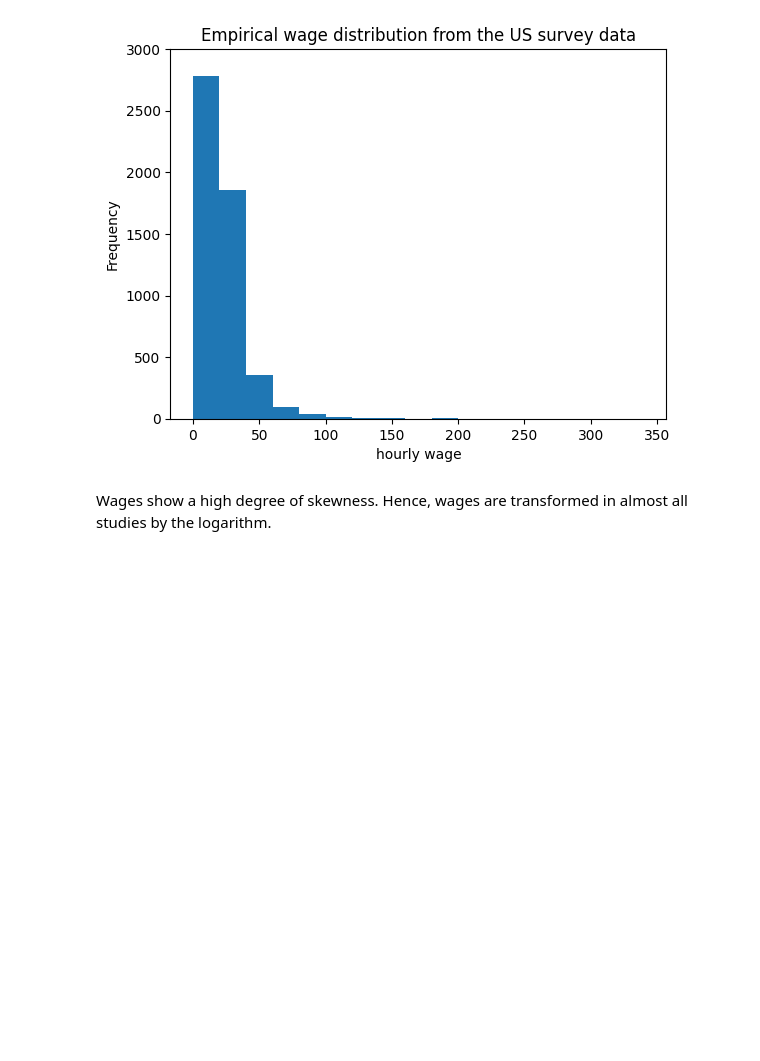
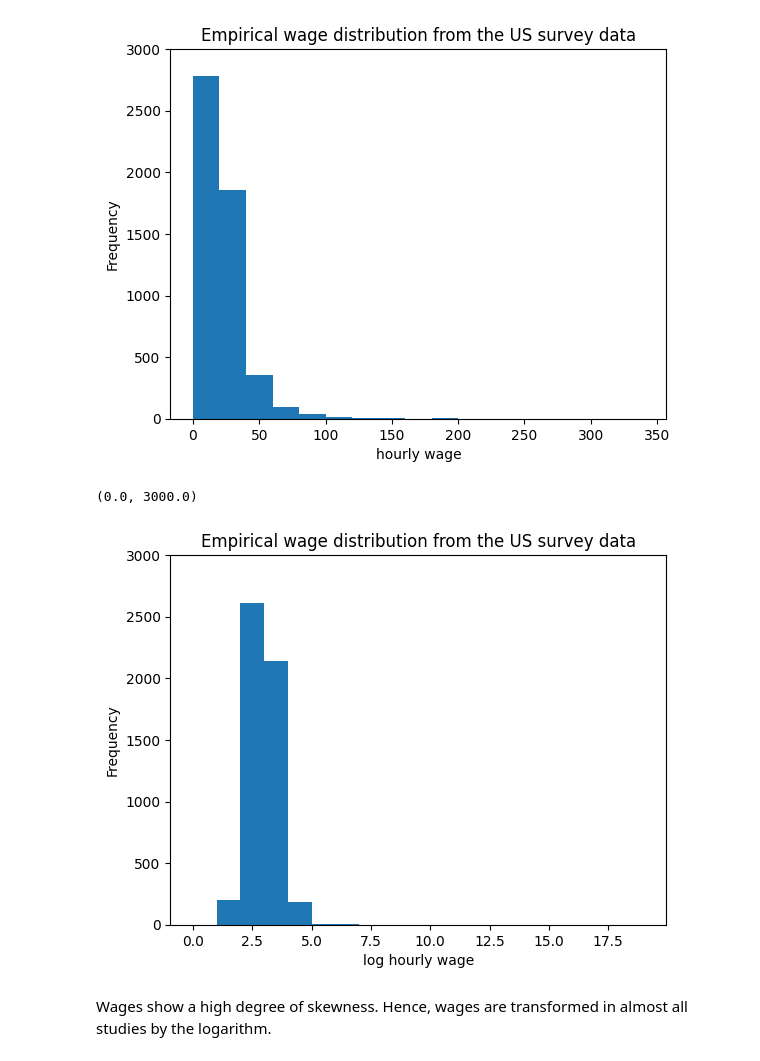
Before and after one commit to ella18dev/CUHK-Structural-Estimation-Method-Workshop, a Jupyter notebook: PM2/python_ml_for_wage_prediction.ipynb, the cells around one changed output. Cells and saved outputs as stored; diff of their text form; code cells hidden in the pictures; blank space fills up the shorter version.

```diff
--- a/PM2/python_ml_for_wage_prediction.ipynb
+++ b/PM2/python_ml_for_wage_prediction.ipynb
@@ -58,6 +58,15 @@ plt.ylim((0, 3000))
 # %% [output]
 (0.0, 3000.0)
 [figure]
+# %%
+plt.hist(y, bins=np.arange(0, 20, 1))
+plt.xlabel('log hourly wage')
+plt.ylabel('Frequency')
+plt.title('Empirical wage distribution from the US survey data')
+plt.ylim((0, 3000))
+# %% [output]
+(0.0, 3000.0)
+[figure, added]
 # %% [markdown]
 Wages show a high degree of skewness. Hence, wages are transformed in almost all studies by
 the logarithm.
```
Also changed, not shown: parts of 9 cells of this notebook.
